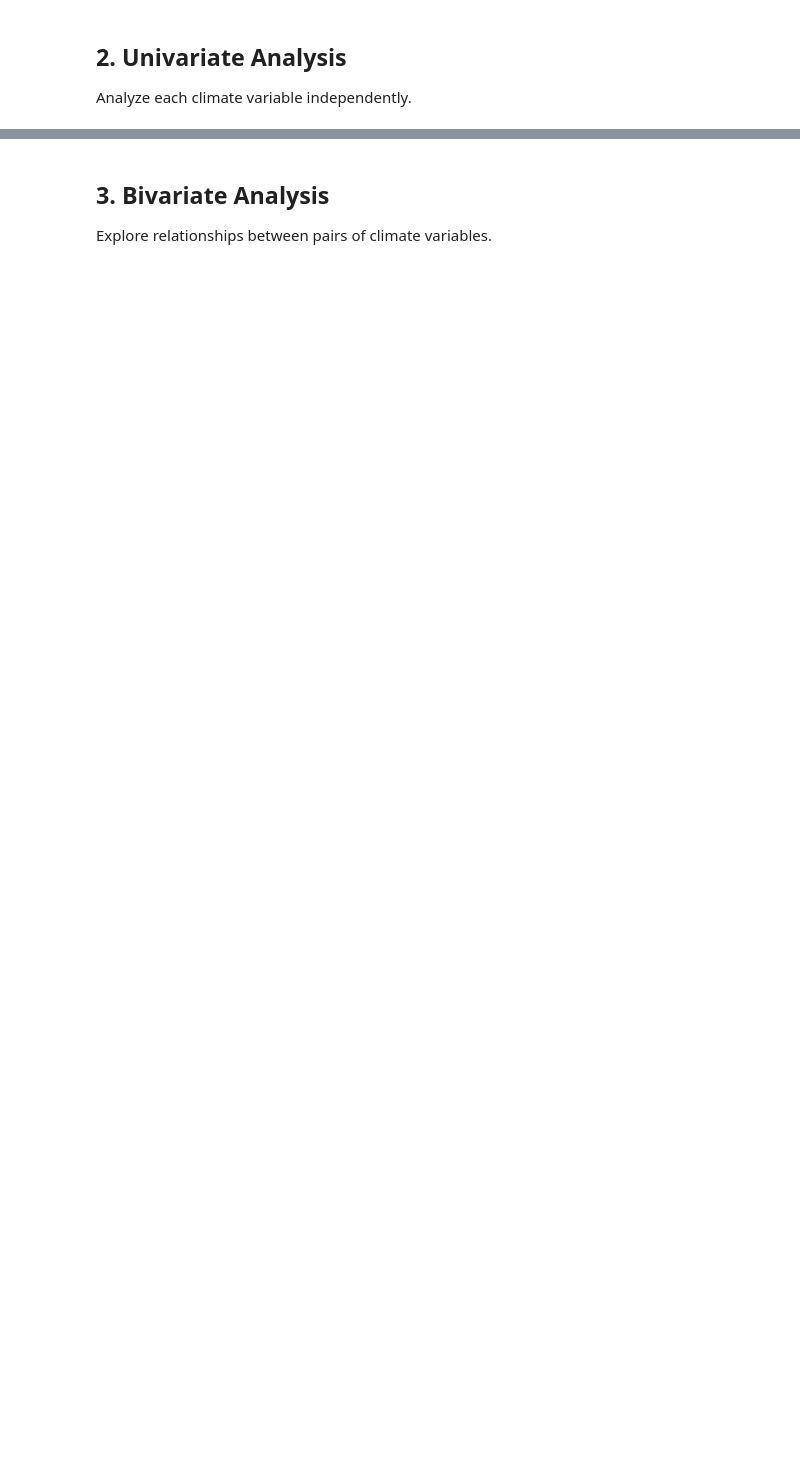
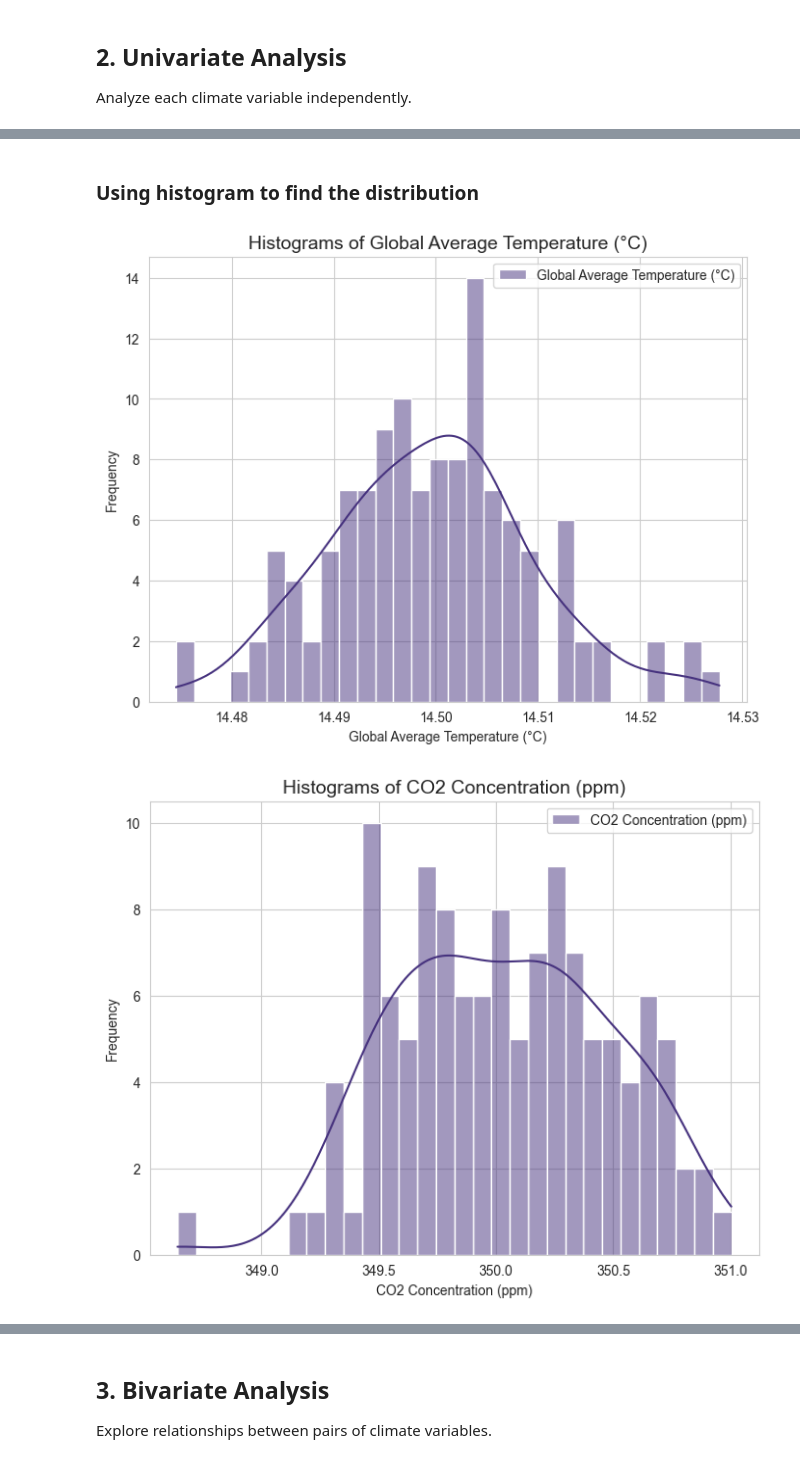
Before and after one commit to Omdena-NIC-Nepal/complete-eda-assignment-neural-syndicate, a Jupyter notebook: climate_eda.ipynb, the cells around one changed output, grey strips where cells are left out. Drawn from its saved outputs; the diff is of its cells as text; code cells hidden in the pictures; blank space fills up the shorter version.

```diff
--- a/climate_eda.ipynb
+++ b/climate_eda.ipynb
@@ -7,12 +7,14 @@ This notebook contains an exploratory data analysis of climate data from 1900 to
 Your task is to perform a comprehensive EDA following the requirements in the README.md file.
 # %%
 # Import required libraries
+!pip install seaborn
+
 import pandas as pd
 import numpy as np
 import matplotlib.pyplot as plt
 import seaborn as sns
 
 # Set plot styling
-plt.style.use('seaborn-v0_8-whitegrid')
+sns.set_style('whitegrid')
 sns.set_palette('viridis')
 %matplotlib inline
@@ -127,0 +84,7 @@ plt.show()
+# %%
+# TODO: Aggregate data by year to create a 124-year time series
+# Your code here
+print (df['Year'].max())
+print(df['Year'].min())
+yearly_data =df.groupby("Year").mean().reset_index()
+yearly_data.head(10)
@@ -172,0 +134,15 @@ max             152.671944                       9.101611
+# %% [markdown]
+### Using histogram to find the distribution
+# %%
+# Histogram for all the climate variables
+for column in yearly_data.columns[1:]:  # Excluding 'Year'
+    plt.figure(figsize=(8,6))
+    sns.histplot(yearly_data[column], bins=30, kde=True, label=column)
+    plt.title(f"Histograms of {column}", fontsize=14)
+    plt.xlabel(column)
+    plt.ylabel("Frequency")
+    plt.legend()
+    plt.show()
+# %% [output]
+[figure, added]
+[figure, added]
```
Also changed, not shown: parts of 27 cells of this notebook.
